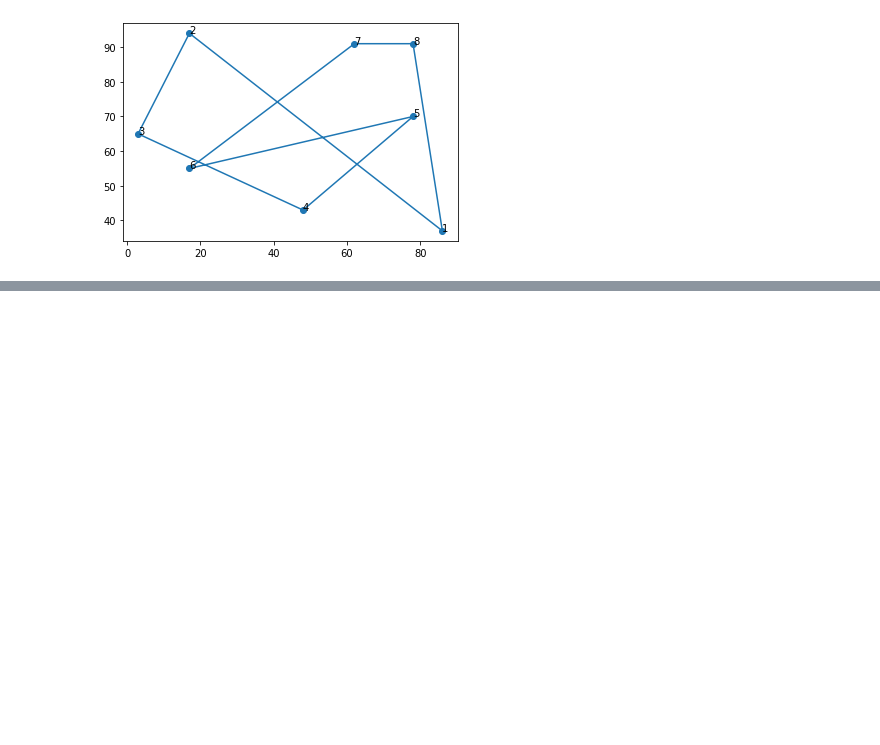
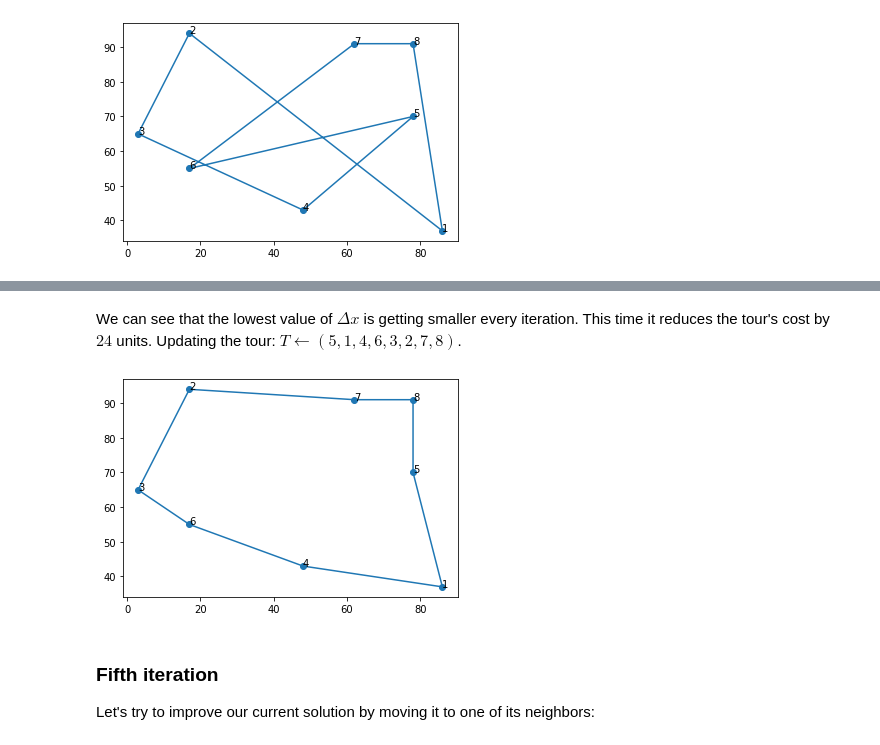
Before and after one commit to netotz/optimization, a Jupyter notebook: tsp/local_search/homework4.ipynb, the cells around one changed output, grey strips where cells are left out. Cells and saved outputs as stored; diff of their text form; code cells hidden in the pictures; blank space fills up the shorter version.

```diff
--- a/tsp/local_search/homework4.ipynb
+++ b/tsp/local_search/homework4.ipynb
@@ -87,0 +247,11 @@ The *2-opt* algorithm is a local search heuristic that consist in selecting 2 ed
+# %% [markdown]
+We can see that the lowest value of $\Delta x$ is getting smaller every iteration. This time it reduces the tour's cost by $24$ units. Updating the tour: $T \leftarrow (5, 1, 4, 6, 3, 2, 7, 8)$.
+# %%
+tour = [5, 1, 4, 6, 3, 2, 7, 8]
+plot_tour()
+# %% [output]
+[figure, added]
+# %% [markdown]
+### Fifth iteration
+
+Let's try to improve our current solution by moving it to one of its neighbors:
```
Also changed, not shown: parts of 32 cells of this notebook.
